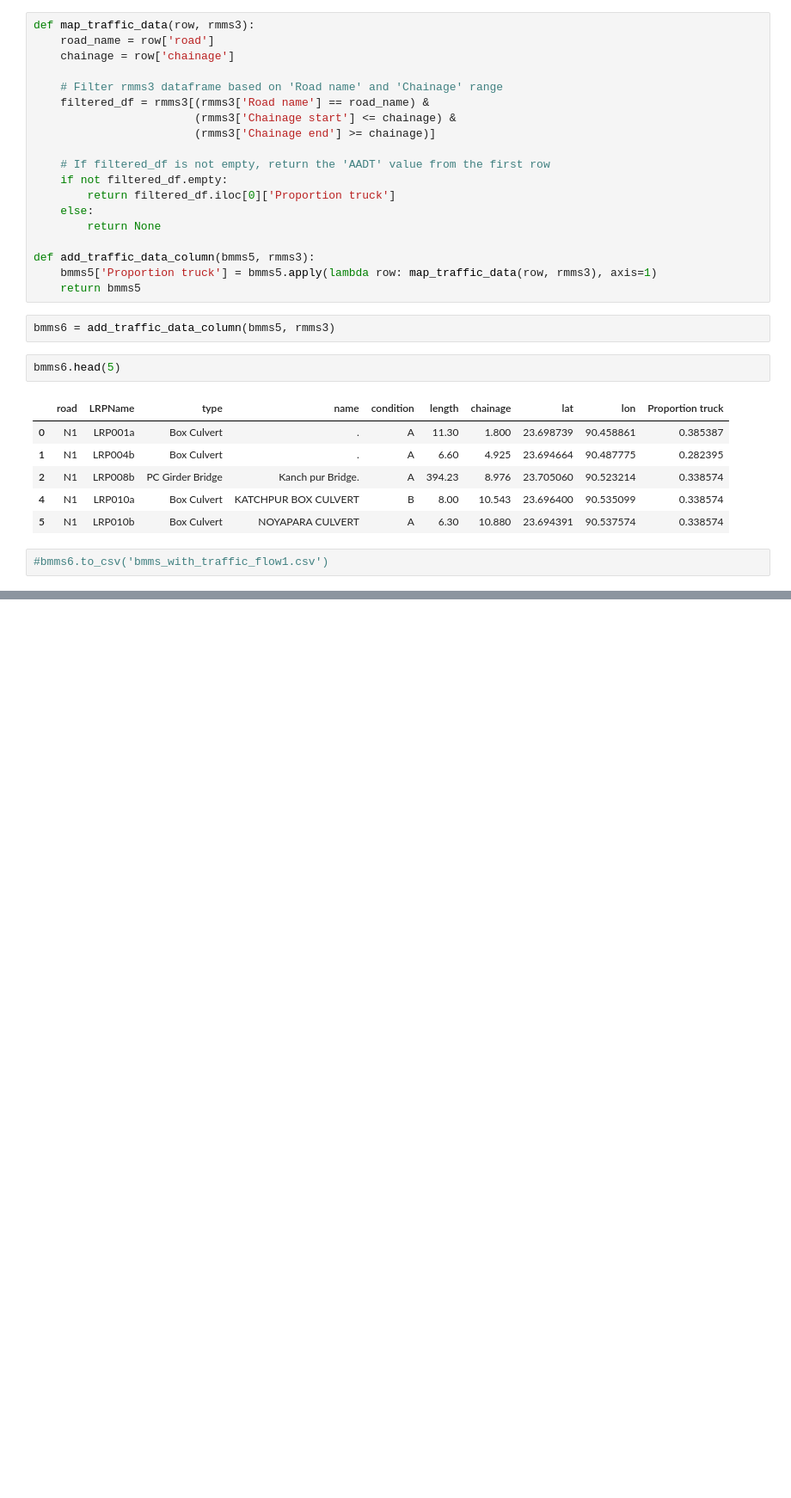
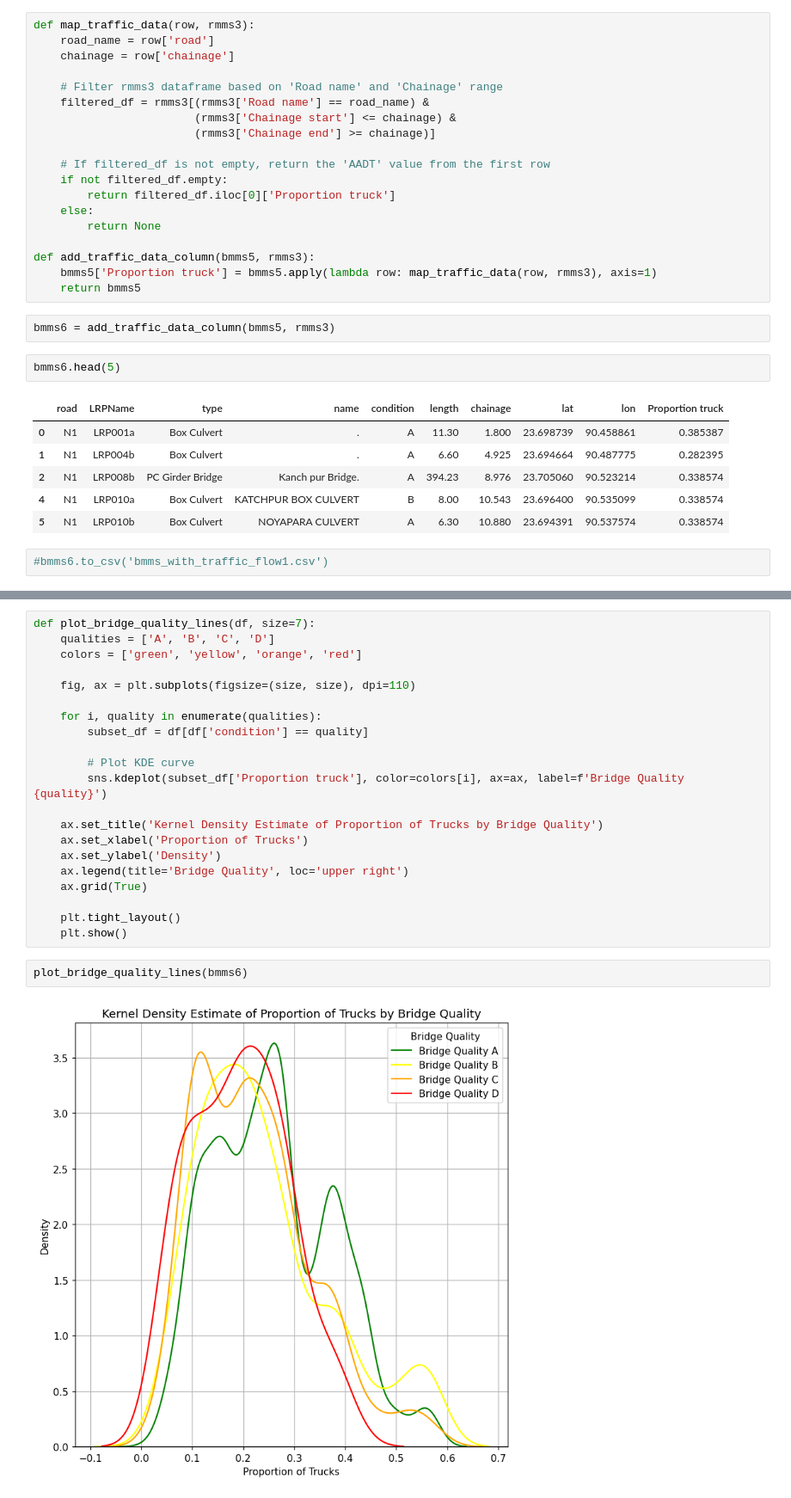
Before and after one commit to roydonders/EPA113a-Lab, a Jupyter notebook: EPA1352-G01-A4/notebook/assignment4.ipynb, the cells around one changed output, grey strips where cells are left out. Shown at 86% size. Saved outputs shown, nothing was run; the diff lists cells and outputs as text; blank space fills up the shorter version.

```diff
--- a/EPA1352-G01-A4/notebook/assignment4.ipynb
+++ b/EPA1352-G01-A4/notebook/assignment4.ipynb
@@ -457,0 +531,25 @@ bmms6.head(5)
+# %%
+def plot_bridge_quality_lines(df, size=7):
+    qualities = ['A', 'B', 'C', 'D']
+    colors = ['green', 'yellow', 'orange', 'red']
+
+    fig, ax = plt.subplots(figsize=(size, size), dpi=110)
+
+    for i, quality in enumerate(qualities):
+        subset_df = df[df['condition'] == quality]
+
+        # Plot KDE curve
+        sns.kdeplot(subset_df['Proportion truck'], color=colors[i], ax=ax, label=f'Bridge Quality {quality}')
+
+    ax.set_title('Kernel Density Estimate of Proportion of Trucks by Bridge Quality')
+    ax.set_xlabel('Proportion of Trucks')
+    ax.set_ylabel('Density')
+    ax.legend(title='Bridge Quality', loc='upper right')
+    ax.grid(True)
+
+    plt.tight_layout()
+    plt.show()
+# %%
+plot_bridge_quality_lines(bmms6)
+# %% [output]
+[figure, added]
```
Also changed, not shown: parts of 10 cells of this notebook.
